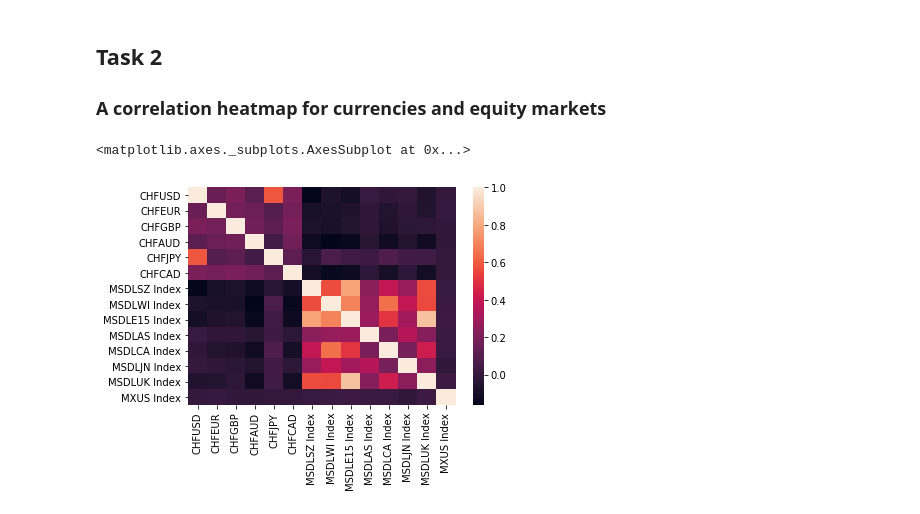
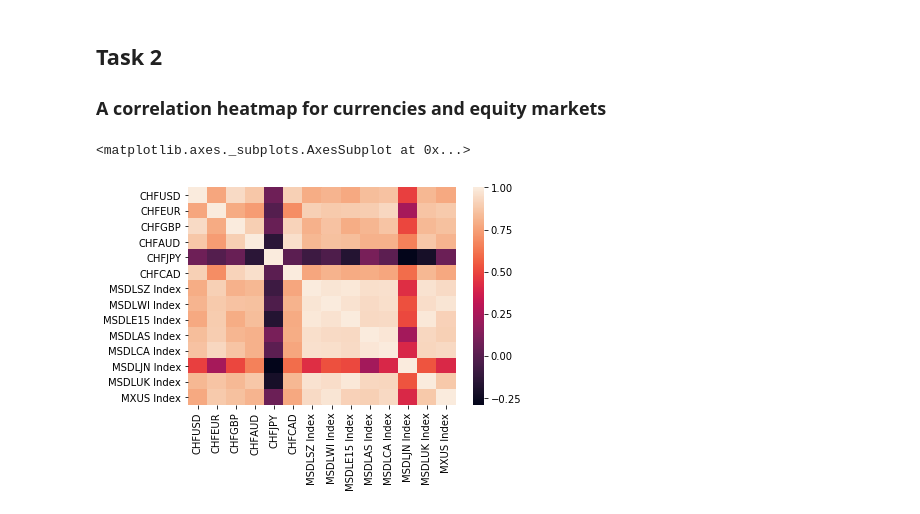
Before and after one commit to Tobias-Mann/Practicioners-Seminar-Notebook, a Jupyter notebook: Notebook.ipynb, the cells around one changed output. Cells and saved outputs as stored; diff of their text form; code cells hidden in the pictures.

```diff
--- a/Notebook.ipynb
+++ b/Notebook.ipynb
@@ -17,8 +17,8 @@ df_msci_all_local = pd.read_excel(msci_all_local, header=3, index_col=0, sheet_n
 # %%
 combined_df = pd.concat([df_currencies, df_msci_all_local], axis=1, join="inner")
 # %%
-return_cor = combined_df.pct_change().corr()
+return_cor = combined_df.corr()
 sns.heatmap(return_cor, xticklabels=return_cor.columns.values, yticklabels=return_cor.columns.values)
 # %% [output]
 <matplotlib.axes._subplots.AxesSubplot at 0x...>
-[figure, old version]
+[figure, new version]
```
Also changed, not shown: parts of 2 cells of this notebook.
